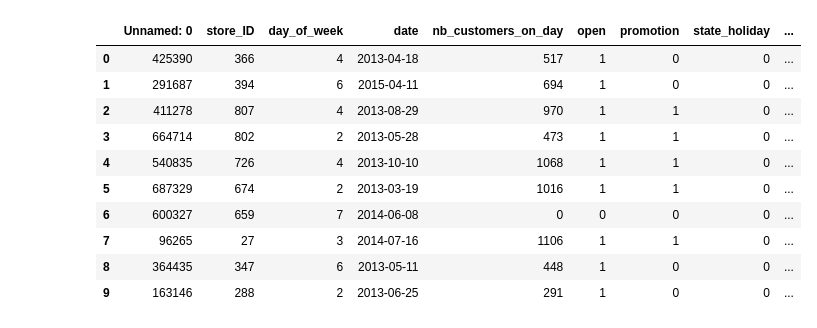
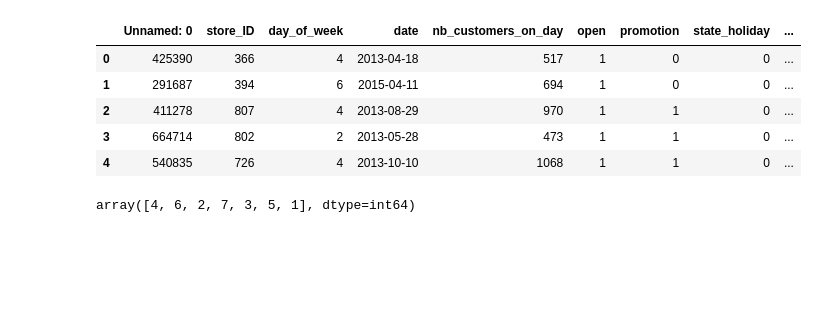
Before and after one commit to Grimngor/ironkaggle, a Jupyter notebook: main.ipynb, the cells around one changed output. Saved outputs shown, nothing was run; the diff lists cells and outputs as text; code cells hidden in the pictures; blank space fills up the shorter version.

```diff
--- a/main.ipynb
+++ b/main.ipynb
@@ -4,20 +4,25 @@
 import matplotlib.pyplot as plt
 import numpy as np
 import pandas as pd
+from sklearn.model_selection import train_test_split
 import seaborn as sns
-
-# Loading the data
-customer_df = pd.read_csv('sales.csv')
-customer_df.head(10)
+import xgboost as xgb
+from sklearn.metrics import mean_squared_error, r2_score
+from dateutil import parser
-# %% [output]
-|  | Unnamed: 0 | store_ID | day_of_week | date | nb_customers_on_day | open | promotion | state_holiday | ... |
-| 0 | 425390 | 366 | 4 | 2013-04-18 | 517 | 1 | 0 | 0 | ... |
-| 1 | 291687 | 394 | 6 | 2015-04-11 | 694 | 1 | 0 | 0 | ... |
-| 2 | 411278 | 807 | 4 | 2013-08-29 | 970 | 1 | 1 | 0 | ... |
-| 3 | 664714 | 802 | 2 | 2013-05-28 | 473 | 1 | 1 | 0 | ... |
-| 4 | 540835 | 726 | 4 | 2013-10-10 | 1068 | 1 | 1 | 0 | ... |
-| 5 | 687329 | 674 | 2 | 2013-03-19 | 1016 | 1 | 1 | 0 | ... |
-| 6 | 600327 | 659 | 7 | 2014-06-08 | 0 | 0 | 0 | 0 | ... |
-| 7 | 96265 | 27 | 3 | 2014-07-16 | 1106 | 1 | 1 | 0 | ... |
-| 8 | 364435 | 347 | 6 | 2013-05-11 | 448 | 1 | 0 | 0 | ... |
-| 9 | 163146 | 288 | 2 | 2013-06-25 | 291 | 1 | 0 | 0 | ... |
+# %%
+# Loading the data
+sales_df = pd.read_csv('sales.csv')
+# %%
+# Exploring the data
+sales_df.head()
+# %% [output]
+|  | Unnamed: 0 | store_ID | day_of_week | date | nb_customers_on_day | open | promotion | state_holiday | ... |
+| 0 | 425390 | 366 | 4 | 2013-04-18 | 517 | 1 | 0 | 0 | ... |
+| 1 | 291687 | 394 | 6 | 2015-04-11 | 694 | 1 | 0 | 0 | ... |
+| 2 | 411278 | 807 | 4 | 2013-08-29 | 970 | 1 | 1 | 0 | ... |
+| 3 | 664714 | 802 | 2 | 2013-05-28 | 473 | 1 | 1 | 0 | ... |
+| 4 | 540835 | 726 | 4 | 2013-10-10 | 1068 | 1 | 1 | 0 | ... |
+# %%
+sales_df.day_of_week.unique()
+# %% [output]
+array([4, 6, 2, 7, 3, 5, 1], dtype=int64)
```
Also changed, not shown: parts of 12 cells of this notebook, 1 other file.
